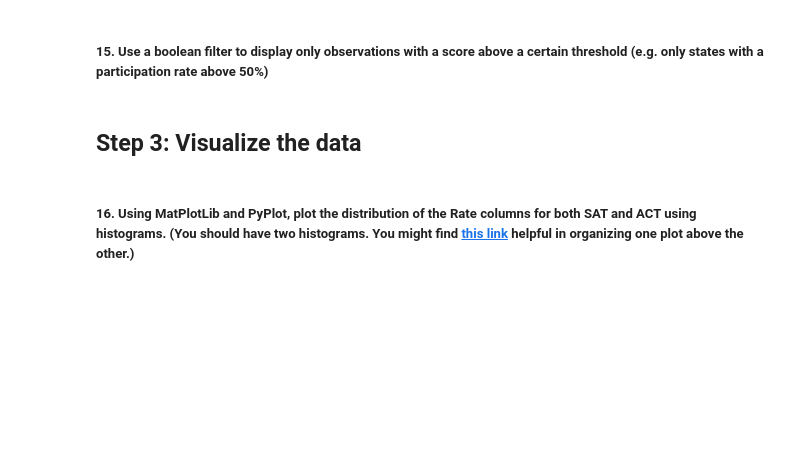
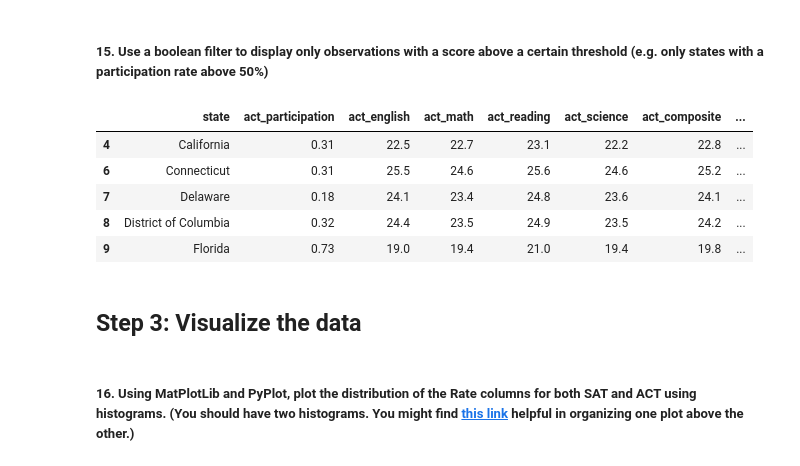
Before and after one commit to rajangdavis/Standardized-Testing-Participation-Exploration, a Jupyter notebook: code/starter-code.ipynb, the cells around one changed output. Saved outputs shown, nothing was run; the diff lists cells and outputs as text; code cells hidden in the pictures; blank space fills up the shorter version.

```diff
--- a/code/starter-code.ipynb
+++ b/code/starter-code.ipynb
@@ -176,5 +302,14 @@ $$\sigma = \sqrt{\frac{1}{n}\sum_{i=1}^n(x_i - \mu)^2}$$
 # %% [markdown]
 ##### 15. Use a boolean filter to display only observations with a score above a certain threshold (e.g. only states with a participation rate above 50%)
+# %%
+merged_test_data.loc[merged_test_data["sat_participation"] > .5].head()
+# %% [output]
+|  | state | act_participation | act_english | act_math | act_reading | act_science | act_composite | ... |
+| 4 | California | 0.31 | 22.5 | 22.7 | 23.1 | 22.2 | 22.8 | ... |
+| 6 | Connecticut | 0.31 | 25.5 | 24.6 | 25.6 | 24.6 | 25.2 | ... |
+| 7 | Delaware | 0.18 | 24.1 | 23.4 | 24.8 | 23.6 | 24.1 | ... |
+| 8 | District of Columbia | 0.32 | 24.4 | 23.5 | 24.9 | 23.5 | 24.2 | ... |
+| 9 | Florida | 0.73 | 19.0 | 19.4 | 21.0 | 19.4 | 19.8 | ... |
 # %% [markdown]
 ## Step 3: Visualize the data
 # %% [markdown]
```
Also changed, not shown: parts of 19 cells of this notebook.
